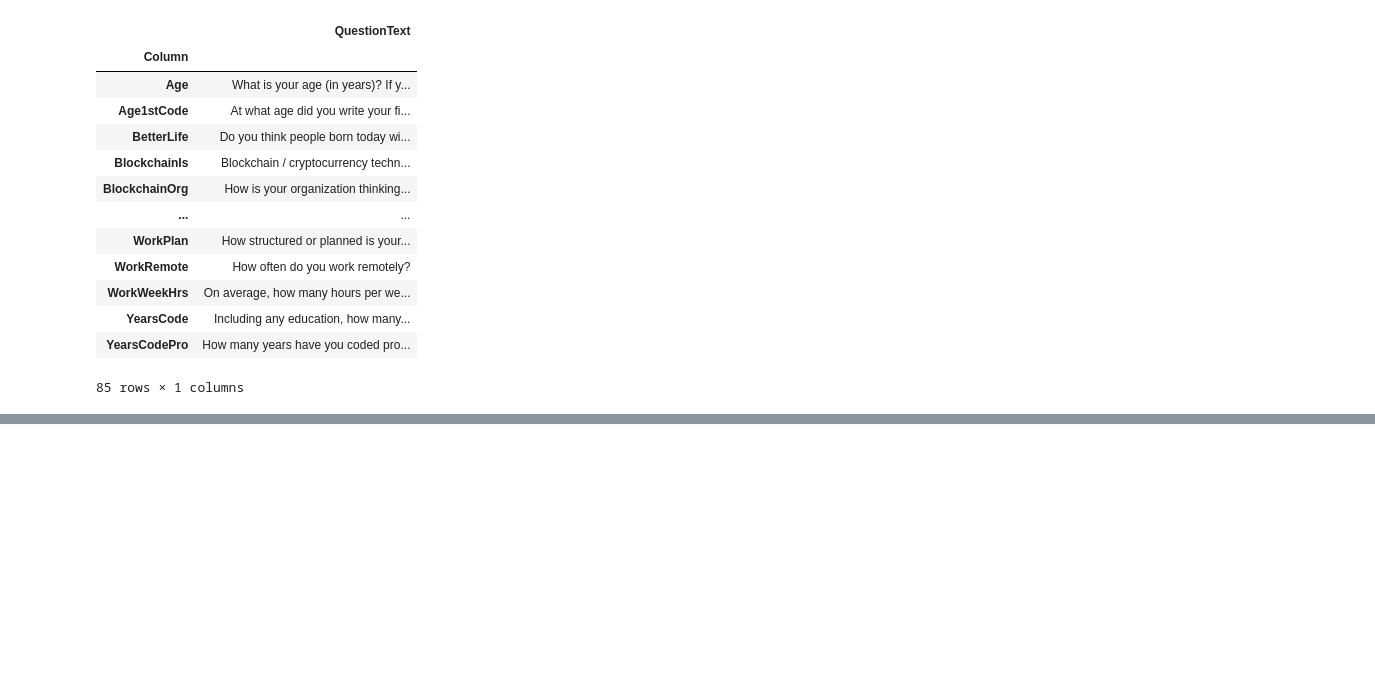
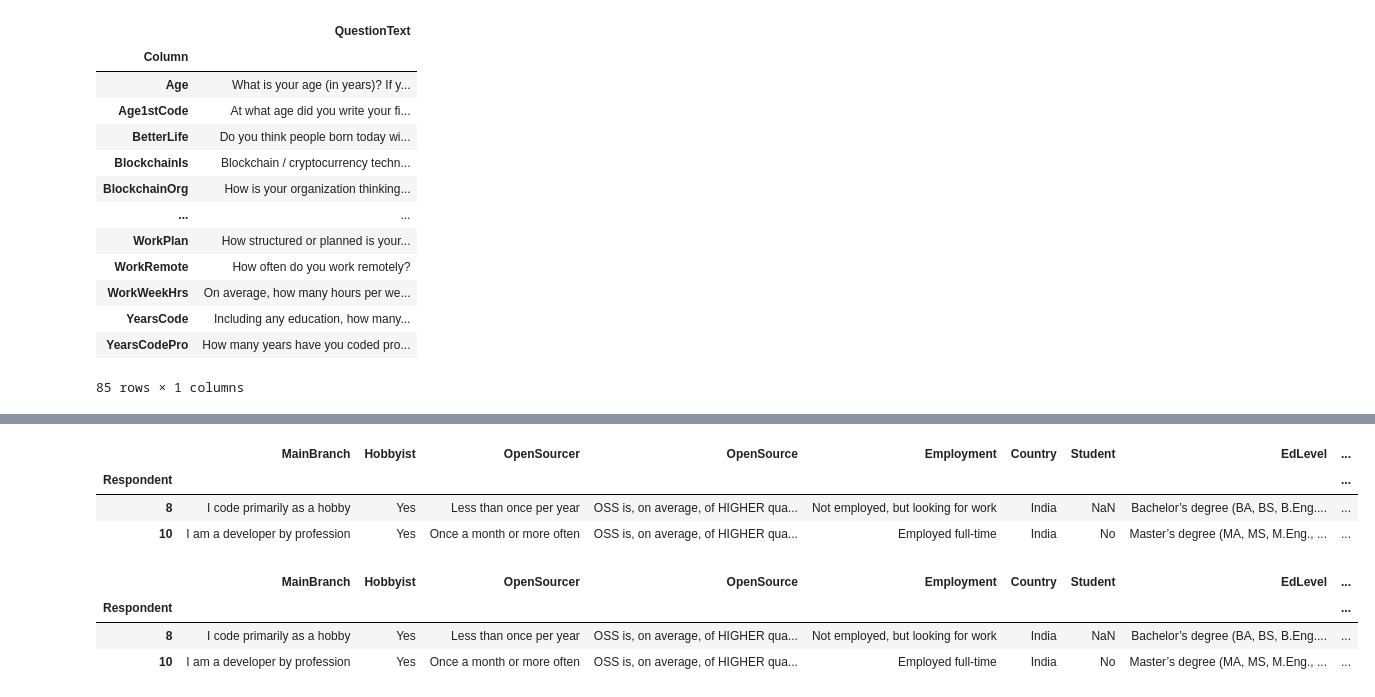
Before and after one commit to sivakguru/Data-Engineering, a Jupyter notebook: Pandas/pandas_jupyter.ipynb, the cells around one changed output, grey strips where cells are left out. Saved outputs shown, nothing was run; the diff lists cells and outputs as text; code cells hidden in the pictures; blank space fills up the shorter version.

```diff
--- a/Pandas/pandas_jupyter.ipynb
+++ b/Pandas/pandas_jupyter.ipynb
@@ -257,0 +285,19 @@ schema_df.sort_index(ascending=True)
+# %%
+# direct method, con : less readability
+sr_df[sr_df['Country']=='India'].head(2)
+# %% [output]
+|  | MainBranch | Hobbyist | OpenSourcer | OpenSource | Employment | Country | Student | EdLevel | ... |
+| Respondent |  |  |  |  |  |  |  |  | ... |
+| 8 | I code primarily as a hobby | Yes | Less than once per year | OSS is, on average, of HIGHER qua... | Not employed, but looking for work | India | NaN | Bachelor’s degree (BA, BS, B.Eng.... | ... |
+| 10 | I am a developer by profession | Yes | Once a month or more often | OSS is, on average, of HIGHER qua... | Employed full-time | India | No | Master’s degree (MA, MS, M.Eng., ... | ... |
+# %%
+# Inderect Method, Pro : More readability
+# assign filter conditon to a variable
+filter_condition = sr_df['Country'] == 'India'
+# pass in the variable as a DataFrame parameter
+sr_df[filter_condition].head(2)
+# %% [output]
+|  | MainBranch | Hobbyist | OpenSourcer | OpenSource | Employment | Country | Student | EdLevel | ... |
+| Respondent |  |  |  |  |  |  |  |  | ... |
+| 8 | I code primarily as a hobby | Yes | Less than once per year | OSS is, on average, of HIGHER qua... | Not employed, but looking for work | India | NaN | Bachelor’s degree (BA, BS, B.Eng.... | ... |
+| 10 | I am a developer by profession | Yes | Once a month or more often | OSS is, on average, of HIGHER qua... | Employed full-time | India | No | Master’s degree (MA, MS, M.Eng., ... | ... |
```
Also changed, not shown: parts of 6 cells of this notebook.
